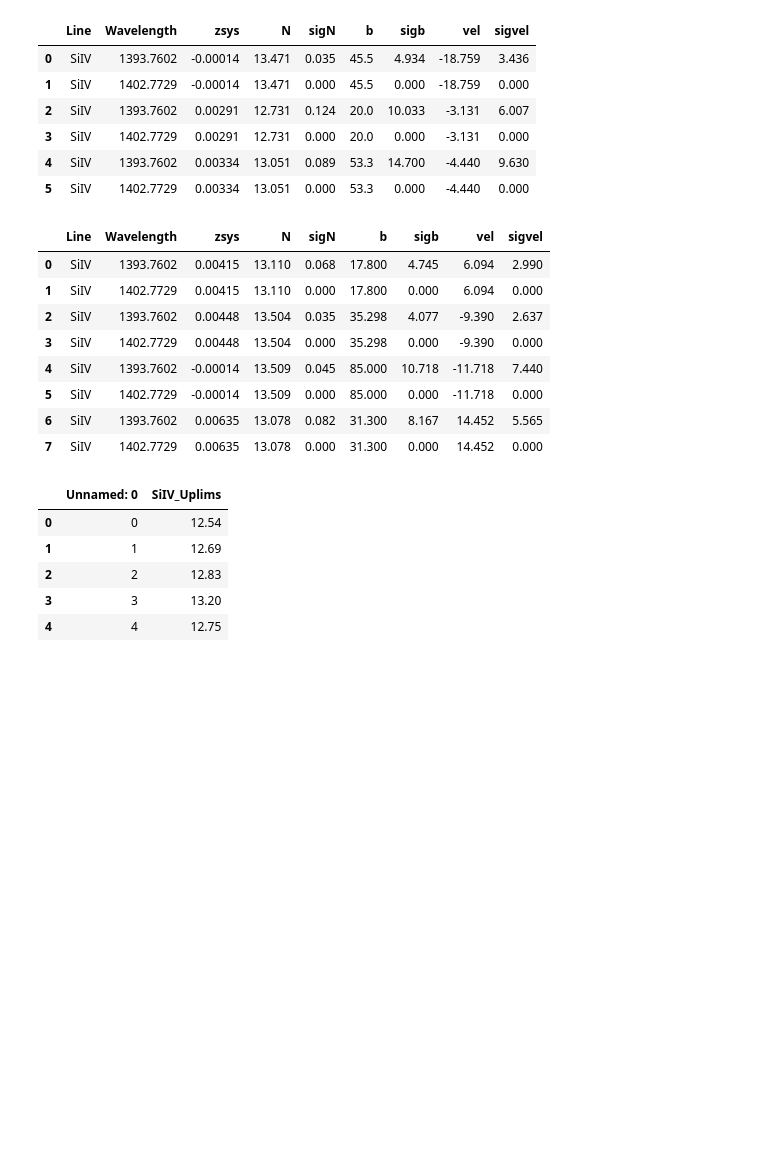
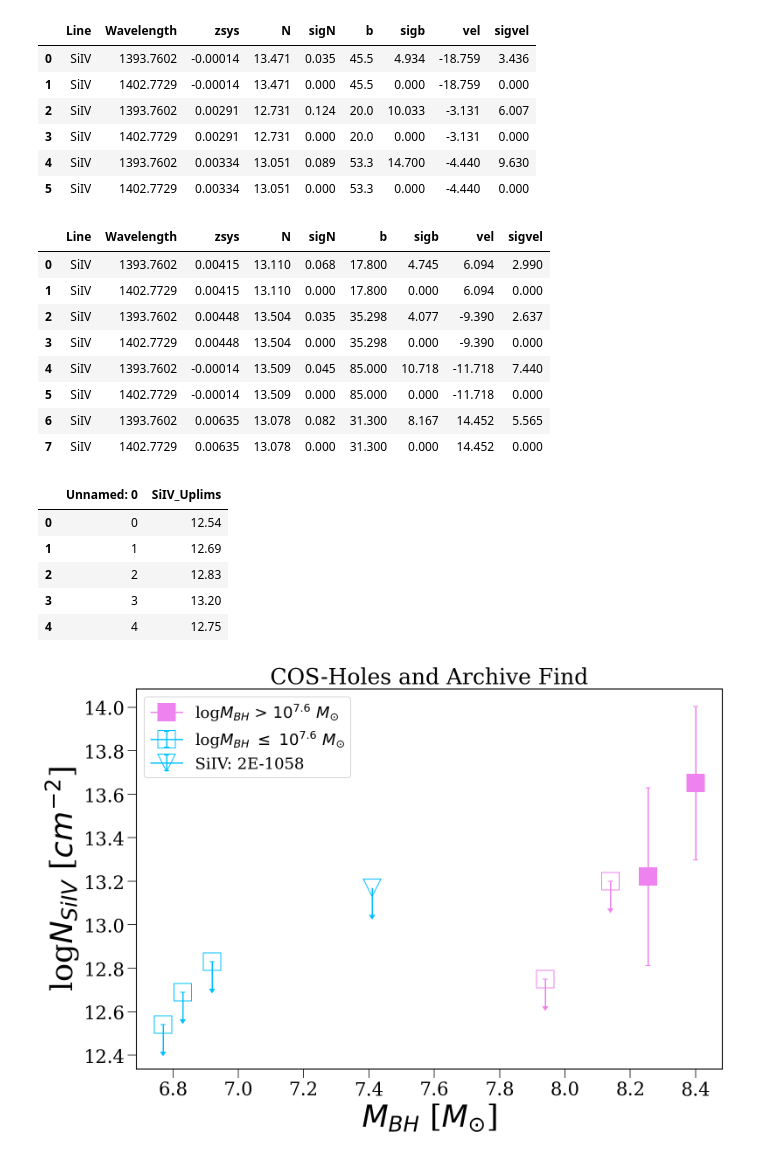
Before and after one commit to samlugarza/COS-Holes, a Jupyter notebook: veeper_and_voigt/COS-Holes_SiIV_Analysis.ipynb, the cells around one changed output. Saved outputs shown, nothing was run; the diff lists cells and outputs as text; code cells hidden in the pictures; blank space fills up the shorter version.

Commit message:
SiIV upper limits and analysis

```diff
--- a/veeper_and_voigt/COS-Holes_SiIV_Analysis.ipynb
+++ b/veeper_and_voigt/COS-Holes_SiIV_Analysis.ipynb
@@ -136,0 +142,60 @@ amiga_2_siiv = amiga_2.loc[(amiga_2['ion']=='Si IV')] #& (amiga_2['ion']=='Si IV
+# %%
+plt.figure(1, figsize=(12,8))
+
+#DETECTIONS
+
+#####J1159 (two features)
+plt.errorbar (bh_mass[1], np.log10(10**siiv_df_J1159['N'][2] + 10**siiv_df_J1159['N'][4]),
+              yerr=np.log10(10**siiv_df_J1159['sigN'][2] + 10**siiv_df_J1159['sigN'][4]), capsize = 3, c = 'violet',
+              marker="s", markersize=20)
+
+#####J1051 (two features)
+plt.errorbar(bh_mass[5], np.log10(10**siiv_df_J1051['N'][0] + 10**siiv_df_J1051['N'][2]),
+             yerr= np.log10(10**siiv_df_J1051['sigN'][0] + 10**siiv_df_J1051['sigN'][2]), capsize = 3, c = 'violet',
+             label = 'log$M_{BH}$ > $10^{7.6}$ $M_{\odot}$', marker="s", markersize=20)
+
+##################################################################
+
+#####  NON DETECTIONS
+
+###### J1101
+plt.errorbar(bh_mass[0], siiv_uplims[0], yerr=siiv_df_J1159['sigN'][2], capsize = 3, c = 'deepskyblue',
+             label = 'log$M_{BH}$ $\leq$ $10^{7.6}$ $M_{\odot}$',
+             uplims=True, marker="s", mfc='none', markersize=20)
+
+#####J1249
+#SiIV
+plt.errorbar(bh_mass[4], siiv_uplims[1], yerr=siiv_df_J1159['sigN'][2], uplims=True, capsize = 3, c = 'deepskyblue',
+             marker="s", mfc='none', markersize=20)
+
+#####J1123
+plt.errorbar(bh_mass[6], siiv_uplims[2], yerr=siiv_df_J1159['sigN'][2], uplims=True, capsize = 3, c = 'deepskyblue',
+             marker="s", mfc='none', markersize=20)
+
+###### J0246
+plt.errorbar(bh_mass[7], siiv_uplims[3], yerr=siiv_df_J1159['sigN'][2], uplims=True, capsize = 3, c = 'violet',
+             marker="s", mfc='none', markersize=20)
+
+#####J1235 - NGC 4564 (8)
+plt.errorbar (bh_mass[8], siiv_uplims[4], yerr=siiv_df_J1159['sigN'][2], uplims=True, capsize = 3, c = 'violet',
+              marker="s",mfc='none',markersize=20)
+
+
+############# Si IV Upper Limit from singular archive galaxy UGC 6093 - 2E1058
+plt.errorbar (7.41, 13.17, yerr=siiv_df_J1159['sigN'][2],uplims=True, c = 'deepskyblue',
+              marker="v",mfc='none',markersize=20, label = 'SiIV: 2E-1058')
+
+########################################################
+
+#plt.axhline(13.3, c='k', ls=':', label='COSHoles Detection Limit')
+#plt.axvline(150, c='k', ls='-')
+#plt.ylim(12.5, 14.55)
+#plt.xlim(0, 300)
+plt.xlabel ('$M_{BH}$ [$M_{\odot}$]')
+plt.ylabel ('log$N_{SiIV}$ [$cm^{-2}$]')
+plt.title('COS-Holes and Archive Find', fontsize = 25)
+plt.legend(loc=2)
+#plt.grid(True)
+plt.show()
+# %% [output]
+[figure, added]
```
Also changed, not shown: parts of 5 cells of this notebook, 1 other file.
